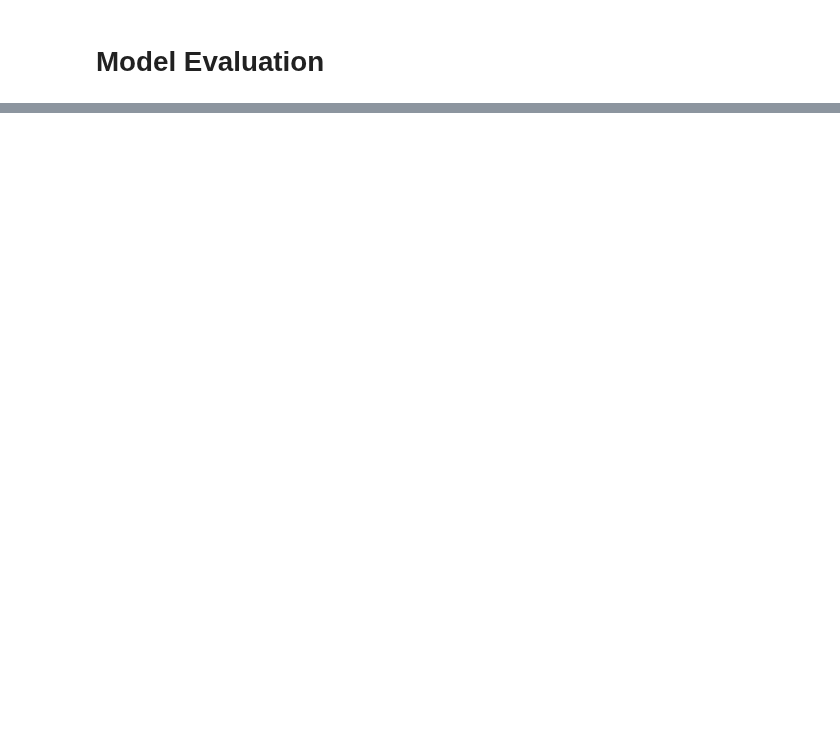
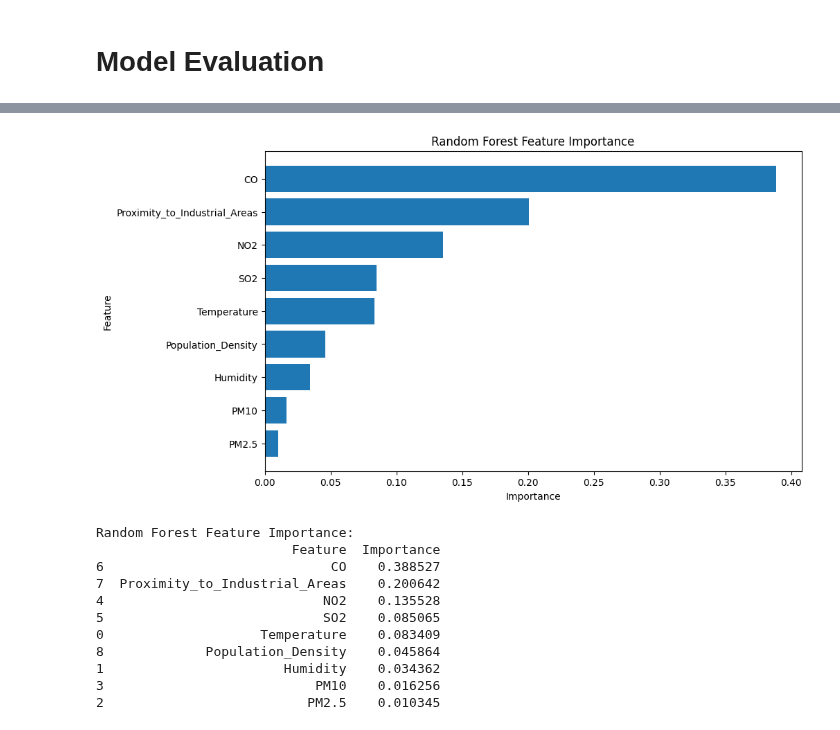
Before and after one commit to SaiaMazayaFatin/Air-Quality-Classification, a Jupyter notebook: air-quality-classification.ipynb, the cells around one changed output, grey strips where cells are left out. Saved outputs shown, nothing was run; the diff lists cells and outputs as text; code cells hidden in the pictures; blank space fills up the shorter version.

```diff
--- a/air-quality-classification.ipynb
+++ b/air-quality-classification.ipynb
@@ -377,0 +417,32 @@ Model Comparison:
+# %%
+feature_importances_rf = rf_final.feature_importances_
+
+feature_names = X_train_rf.columns
+importance_rf_df = pd.DataFrame({
+    'Feature': feature_names,
+    'Importance': feature_importances_rf
+}).sort_values(by='Importance', ascending=False)
+
+plt.figure(figsize=(10, 6))
+plt.barh(importance_rf_df['Feature'], importance_rf_df['Importance'])
+plt.xlabel('Importance')
+plt.ylabel('Feature')
+plt.title('Random Forest Feature Importance')
+plt.gca().invert_yaxis()
+plt.show()
+
+print("\nRandom Forest Feature Importance:")
+print(importance_rf_df)
+# %% [output]
+[figure, added]
+Random Forest Feature Importance:
+                         Feature  Importance
+6                             CO    0.388527
+7  Proximity_to_Industrial_Areas    0.200642
+4                            NO2    0.135528
+5                            SO2    0.085065
+0                    Temperature    0.083409
+8             Population_Density    0.045864
+1                       Humidity    0.034362
+3                           PM10    0.016256
+2                          PM2.5    0.010345
```
Also changed, not shown: parts of 17 cells of this notebook.
